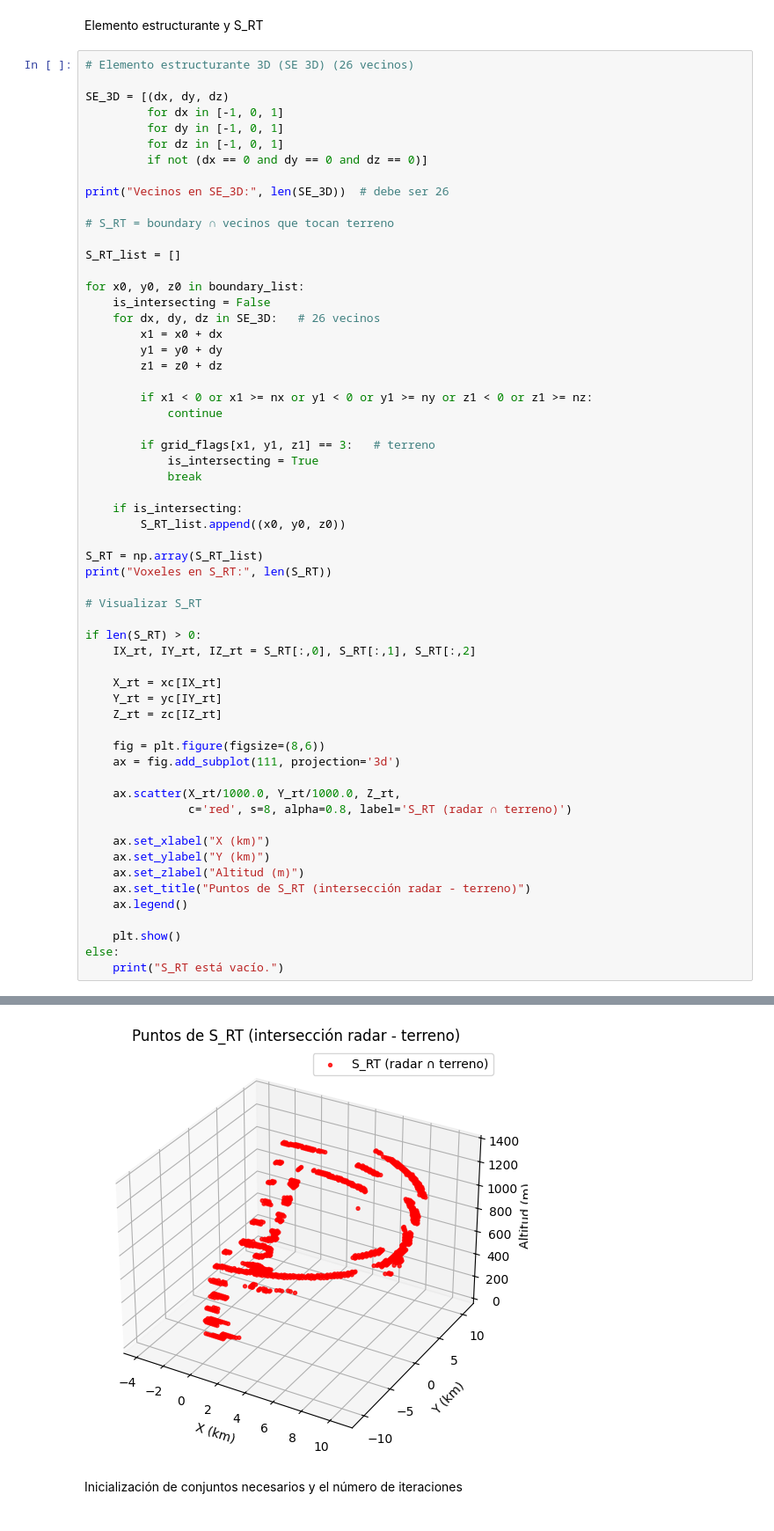
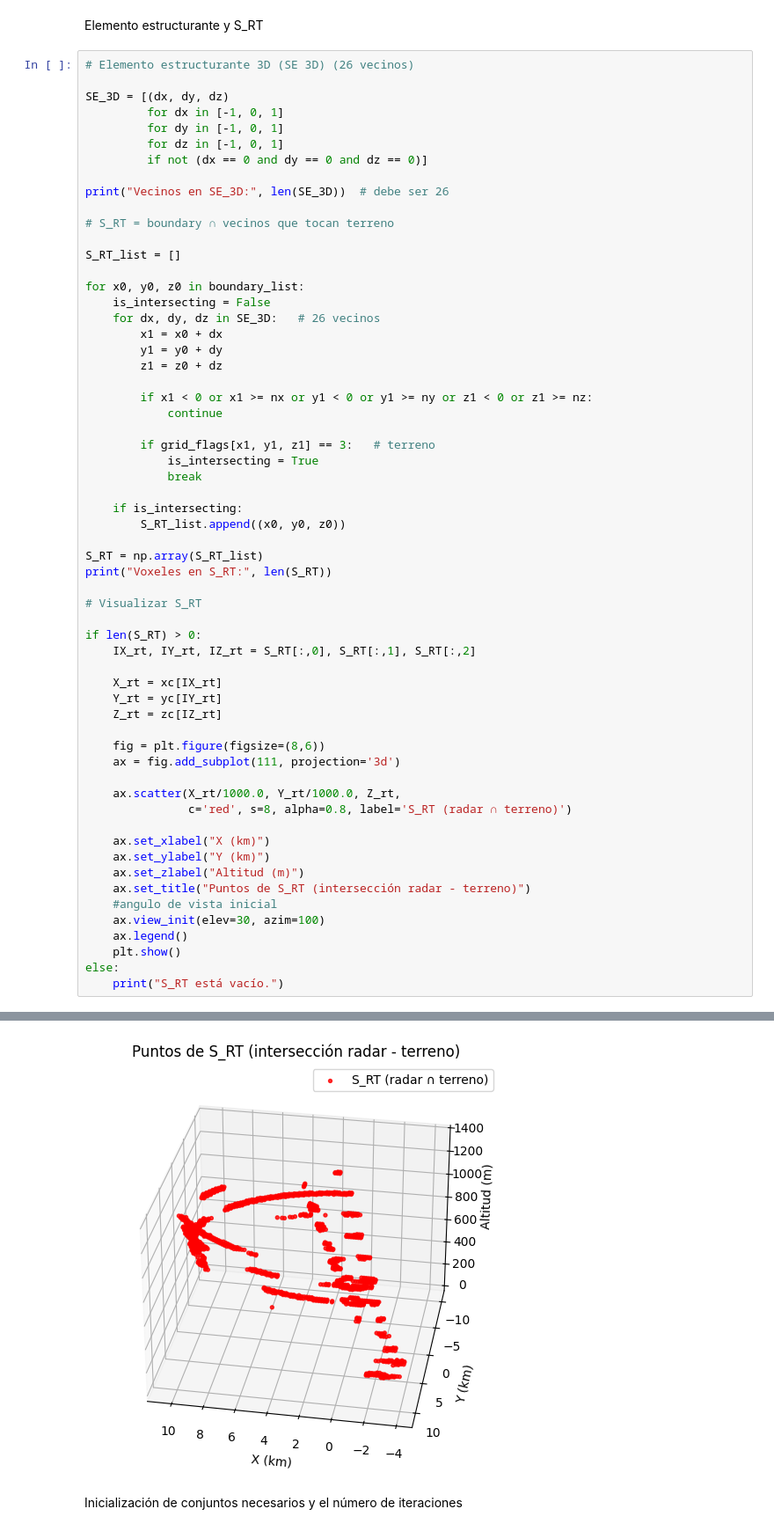
Before and after one commit to prm2419/Radar_coverage_with_DEM, a Jupyter notebook: Pruebas_tensores.ipynb, the cells around one changed output, grey strips where cells are left out. Shown at 88% size. Cells and saved outputs as stored; diff of their text form.

Commit message:
update vistas del boundary

```diff
--- a/Pruebas_tensores.ipynb
+++ b/Pruebas_tensores.ipynb
@@ -524,35 +526,36 @@ for x0, y0, z0 in boundary_list:
 
 S_RT = np.array(S_RT_list)
 print("Voxeles en S_RT:", len(S_RT))
 
 # Visualizar S_RT
 
 if len(S_RT) > 0:
     IX_rt, IY_rt, IZ_rt = S_RT[:,0], S_RT[:,1], S_RT[:,2]
 
     X_rt = xc[IX_rt]
     Y_rt = yc[IY_rt]
     Z_rt = zc[IZ_rt]
 
     fig = plt.figure(figsize=(8,6))
     ax = fig.add_subplot(111, projection='3d')
 
     ax.scatter(X_rt/1000.0, Y_rt/1000.0, Z_rt,
                c='red', s=8, alpha=0.8, label='S_RT (radar ∩ terreno)')
 
     ax.set_xlabel("X (km)")
     ax.set_ylabel("Y (km)")
     ax.set_zlabel("Altitud (m)")
     ax.set_title("Puntos de S_RT (intersección radar - terreno)")
+    #angulo de vista inicial
+    ax.view_init(elev=30, azim=100)
     ax.legend()
-
     plt.show()
 else:
     print("S_RT está vacío.")
 # %% [output]
 Vecinos en SE_3D: 26
 Voxeles en S_RT: 1152
-[figure, old version]
+[figure, new version]
 # %% [markdown]
 Inicialización de conjuntos necesarios y el número de iteraciones
 # %%
```
Also changed, not shown: parts of 1 cell of this notebook.
